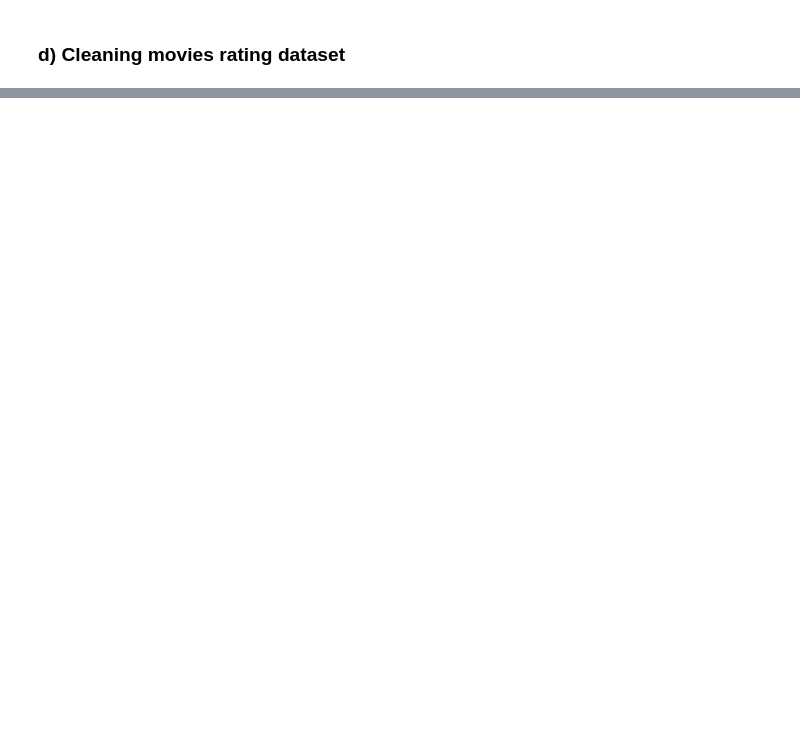
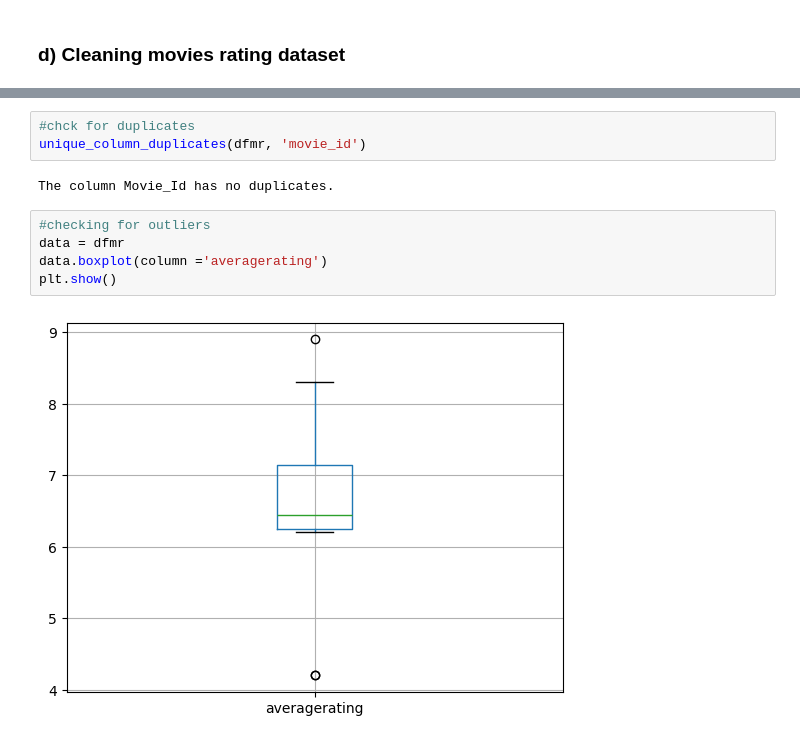
Before and after one commit to juliettmwaura/dsc-phase-1-project-v2-4, a Jupyter notebook: student.ipynb, the cells around one changed output, grey strips where cells are left out. Saved outputs shown, nothing was run; the diff lists cells and outputs as text; blank space fills up the shorter version.

```diff
--- a/student.ipynb
+++ b/student.ipynb
@@ -407,0 +465,12 @@ dtype: int64
+# %%
+#chck for duplicates
+unique_column_duplicates(dfmr, 'movie_id')
+# %% [output]
+The column Movie_Id has no duplicates.
+# %%
+#checking for outliers
+data = dfmr
+data.boxplot(column ='averagerating')
+plt.show()
+# %% [output]
+[figure, added]
```
Also changed, not shown: parts of 9 cells of this notebook.
